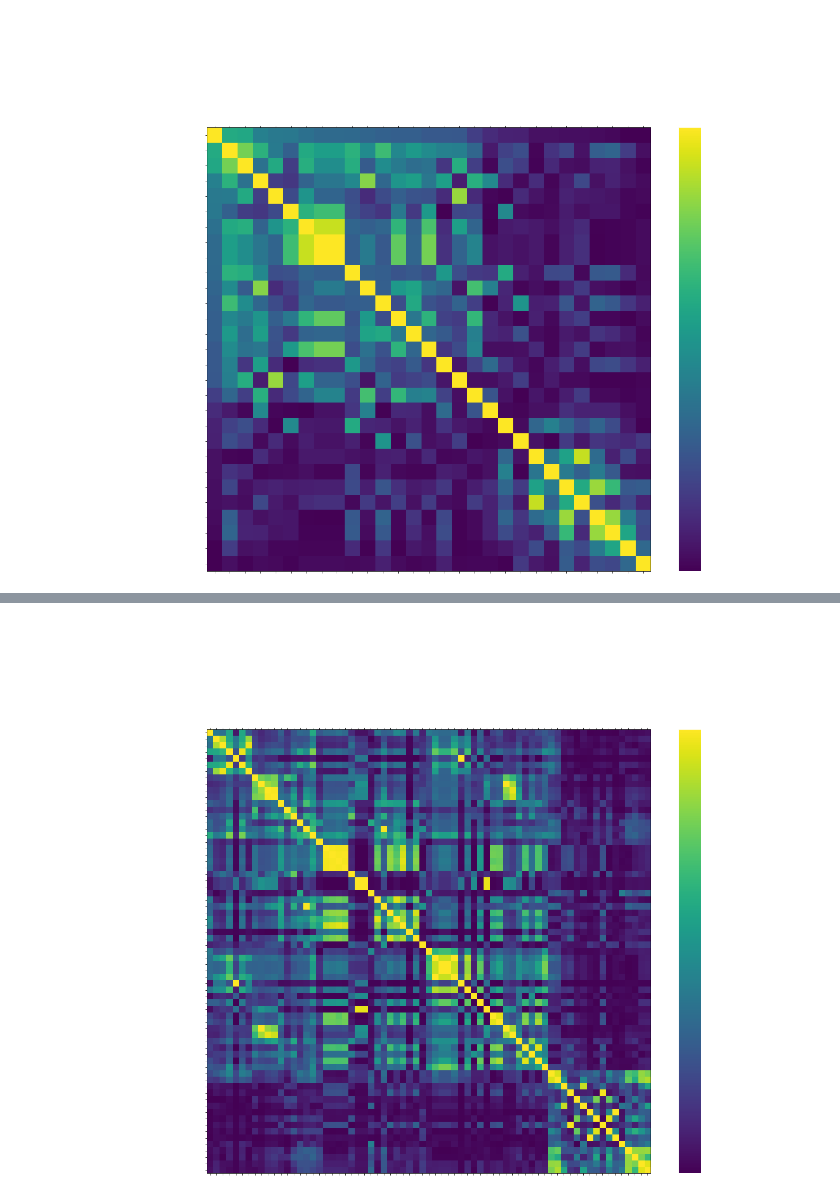
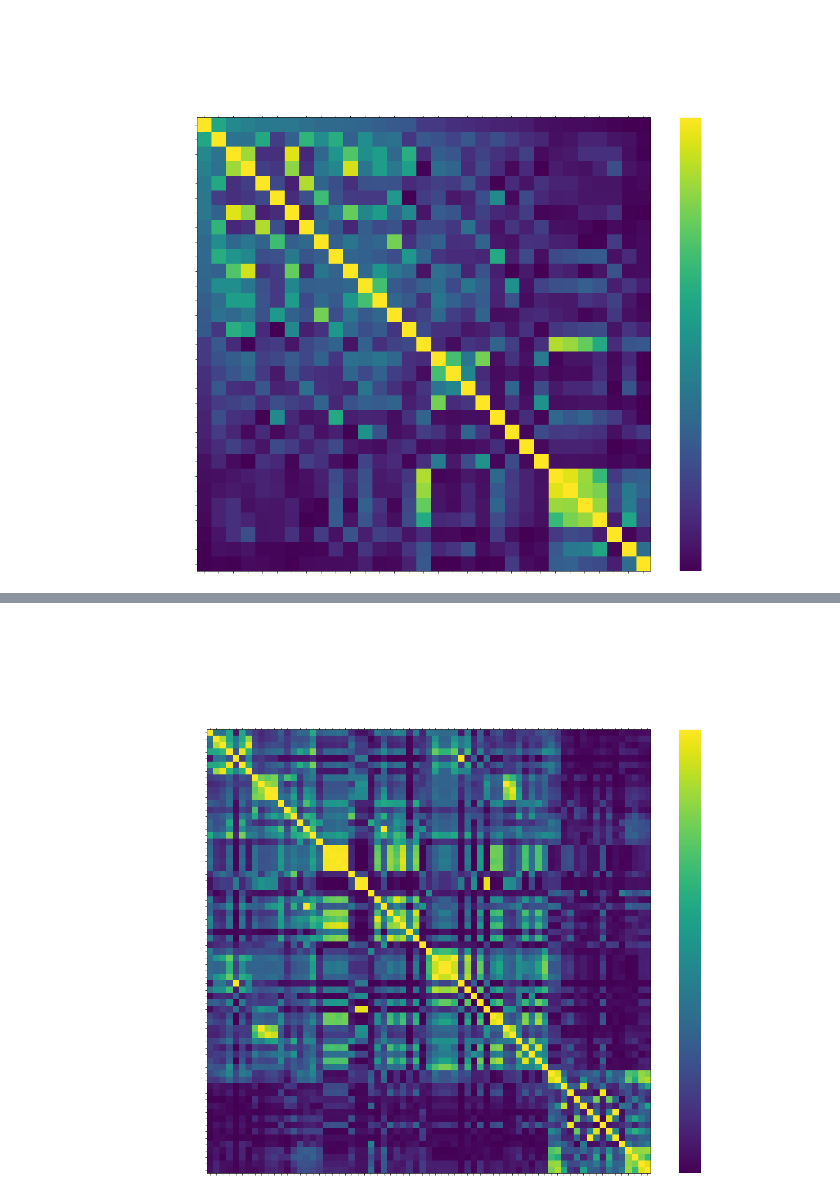
Before and after one commit to thomas-duke/twitter-network, a Jupyter notebook: notebooks/03_features/feature_exploration.ipynb, the cells around one changed output, grey strips where cells are left out. Drawn from its saved outputs; the diff is of its cells as text; code cells hidden in the pictures.

```diff
--- a/notebooks/03_features/feature_exploration.ipynb
+++ b/notebooks/03_features/feature_exploration.ipynb
@@ -72,7 +71,7 @@ corr_plot(df)
 # %%
-corr_plot(df, sort = True)
+corr_plot(df[included + ["label"]], sort = True)
 # %% [output]
-[figure, old version]
+[figure, new version]
 # %%
 from sklearn.feature_selection import mutual_info_classif
 MI = pd.DataFrame(mutual_info_classif(X_train, y_train), index = X_train.columns, columns = ["MI"])
```
Also changed, not shown: parts of 9 cells of this notebook, 6 other files.
